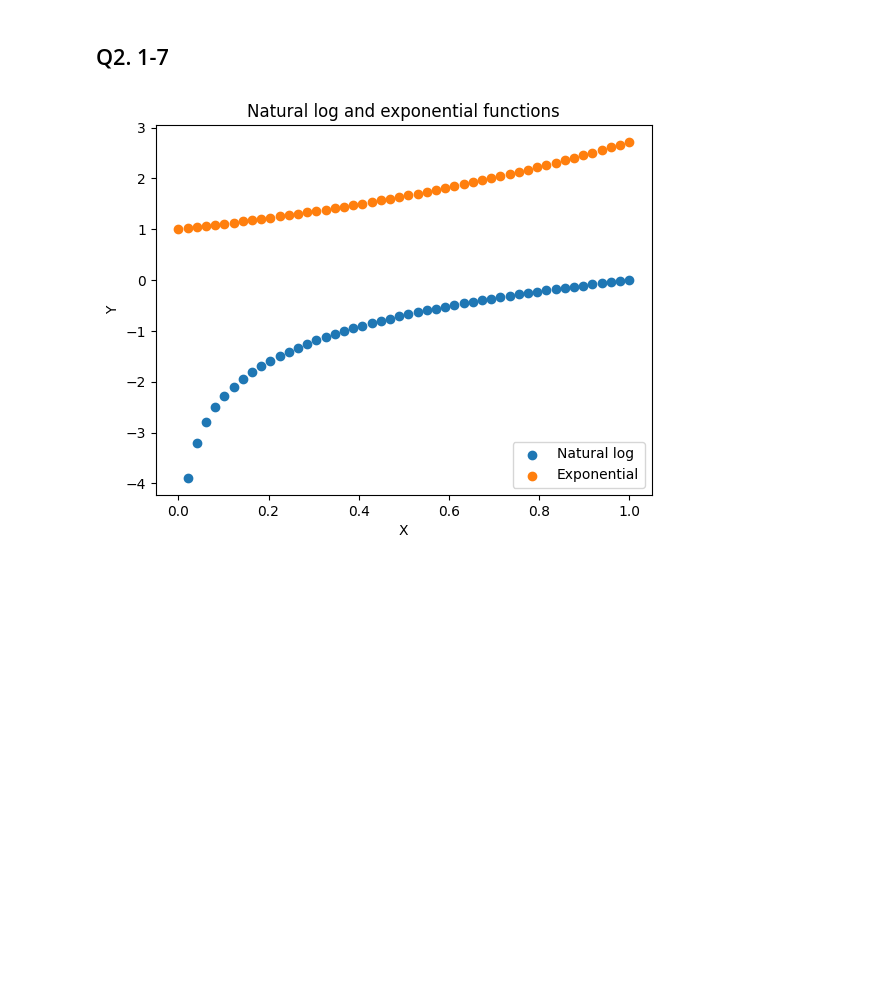
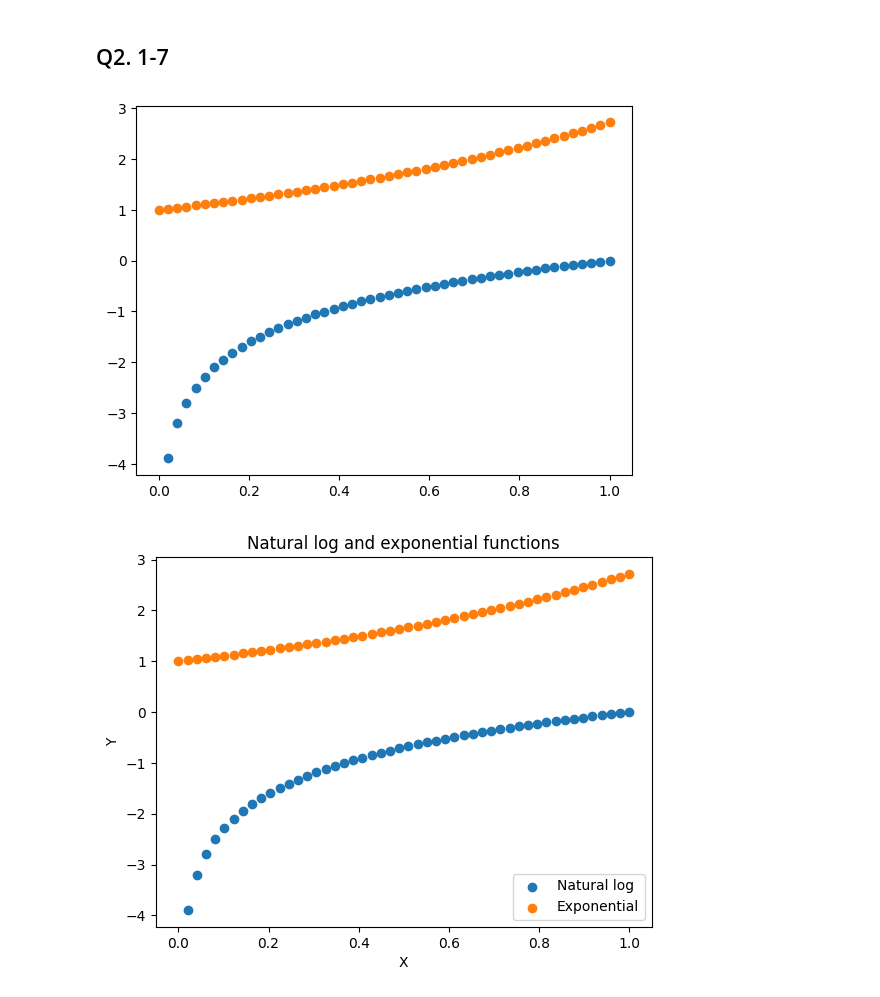
Before and after one commit to l-e13/programming, a Jupyter notebook: assignment/assignment_programming.ipynb, the cells around one changed output. Cells and saved outputs as stored; diff of their text form; code cells hidden in the pictures; blank space fills up the shorter version.

```diff
--- a/assignment/assignment_programming.ipynb
+++ b/assignment/assignment_programming.ipynb
@@ -52,3 +52,10 @@ import numpy as np
 import matplotlib.pyplot as plt
 # %%
 x= np.linspace(0,1,50)
+y = np.log(x)
+z = np.exp(x)
+plt.scatter(x,y)
+plt.scatter(x,z)
+plt.show()
+# %% [output]
+[figure, added]
```
Also changed, not shown: parts of 1 cell of this notebook.
